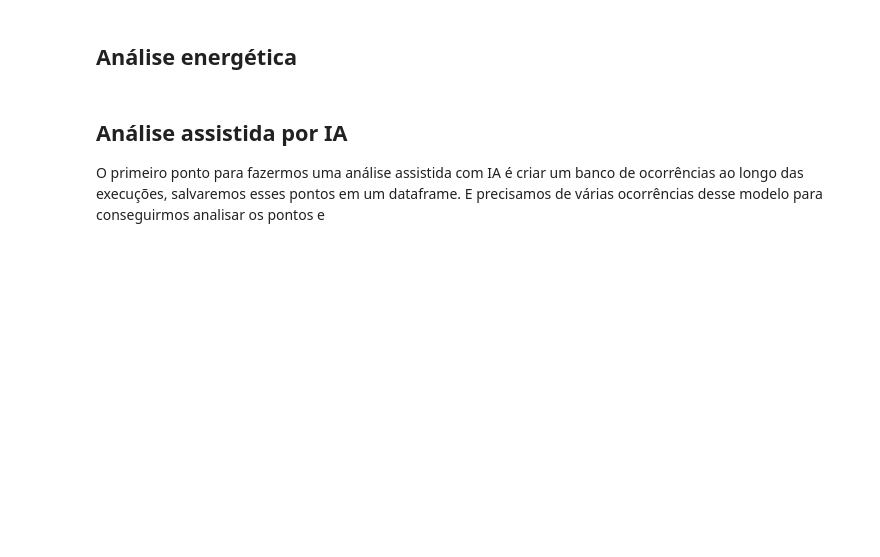
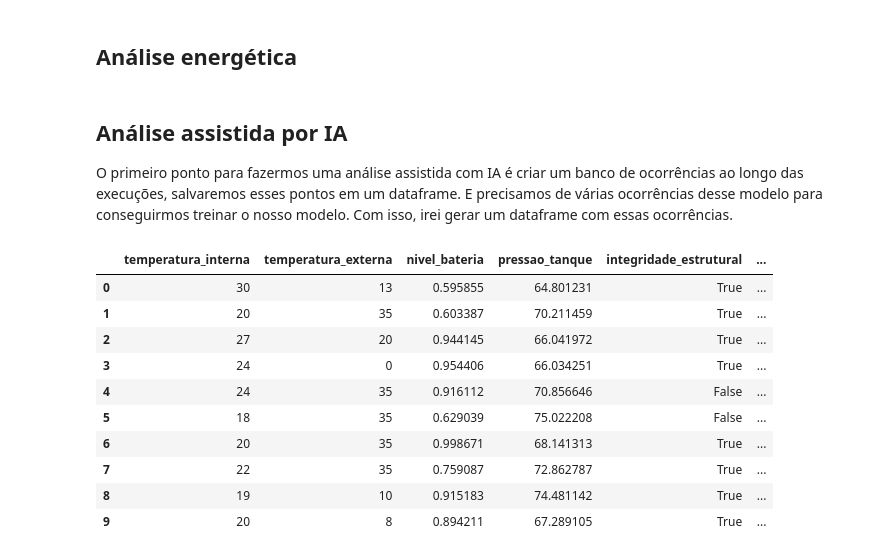
Before and after one commit to 1conto/fiap-cap1-ignitionZero, a Jupyter notebook: main.ipynb, the cells around one changed output. Drawn from its saved outputs; the diff is of its cells as text; code cells hidden in the pictures; blank space fills up the shorter version.

```diff
--- a/main.ipynb
+++ b/main.ipynb
@@ -287,4 +290,29 @@ telemetria_aurora.valores
 # %% [markdown]
 ## Análise assistida por IA
 
-O primeiro ponto para fazermos uma análise assistida com IA é criar um banco de ocorrências ao longo das execuções, salvaremos esses pontos em um dataframe. E precisamos de várias ocorrências desse modelo para conseguirmos analisar os pontos e
+O primeiro ponto para fazermos uma análise assistida com IA é criar um banco de ocorrências ao longo das execuções, salvaremos esses pontos em um dataframe. E precisamos de várias ocorrências desse modelo para conseguirmos treinar o nosso modelo. Com isso, irei gerar um dataframe com essas ocorrências.
+# %%
+import pandas as pd
+
+numero_ocorrencias = 500
+telemetria_geracao = Telemetria(modulos_criticos)
+list_valores = []
+for i in range(numero_ocorrencias):
+    telemetria_geracao.validacoes_telemetria(valores_seguros)
+    telemetria_geracao.valida_decolagem()
+    list_valores.append(telemetria_geracao.valores)
+
+df_ocorrencias = pd.DataFrame(list_valores)
+df_ocorrencias.head(10)
+# %% [output]
+|  | temperatura_interna | temperatura_externa | nivel_bateria | pressao_tanque | integridade_estrutural | ... |
+| 0 | 30 | 13 | 0.595855 | 64.801231 | True | ... |
+| 1 | 20 | 35 | 0.603387 | 70.211459 | True | ... |
+| 2 | 27 | 20 | 0.944145 | 66.041972 | True | ... |
+| 3 | 24 | 0 | 0.954406 | 66.034251 | True | ... |
+| 4 | 24 | 35 | 0.916112 | 70.856646 | False | ... |
+| 5 | 18 | 35 | 0.629039 | 75.022208 | False | ... |
+| 6 | 20 | 35 | 0.998671 | 68.141313 | True | ... |
+| 7 | 22 | 35 | 0.759087 | 72.862787 | True | ... |
+| 8 | 19 | 10 | 0.915183 | 74.481142 | True | ... |
+| 9 | 20 | 8 | 0.894211 | 67.289105 | True | ... |
```
Also changed, not shown: parts of 6 cells of this notebook.
